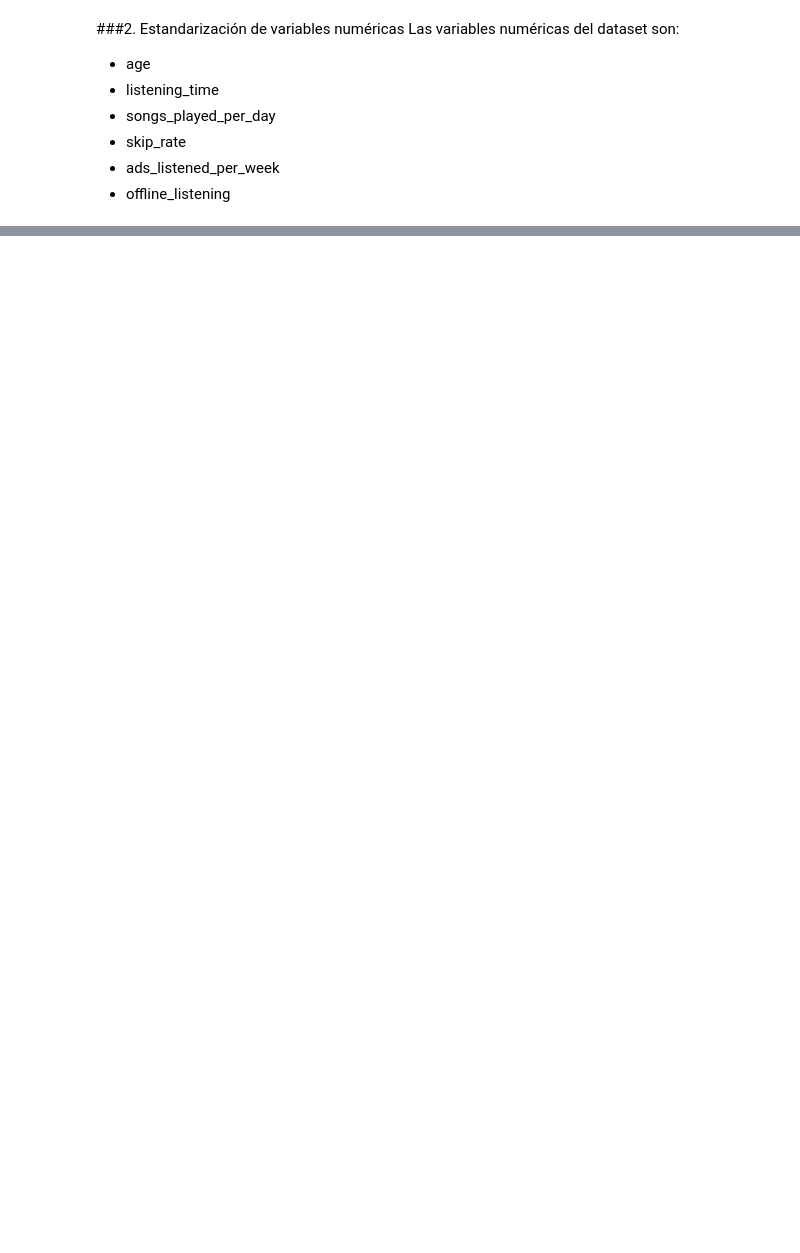
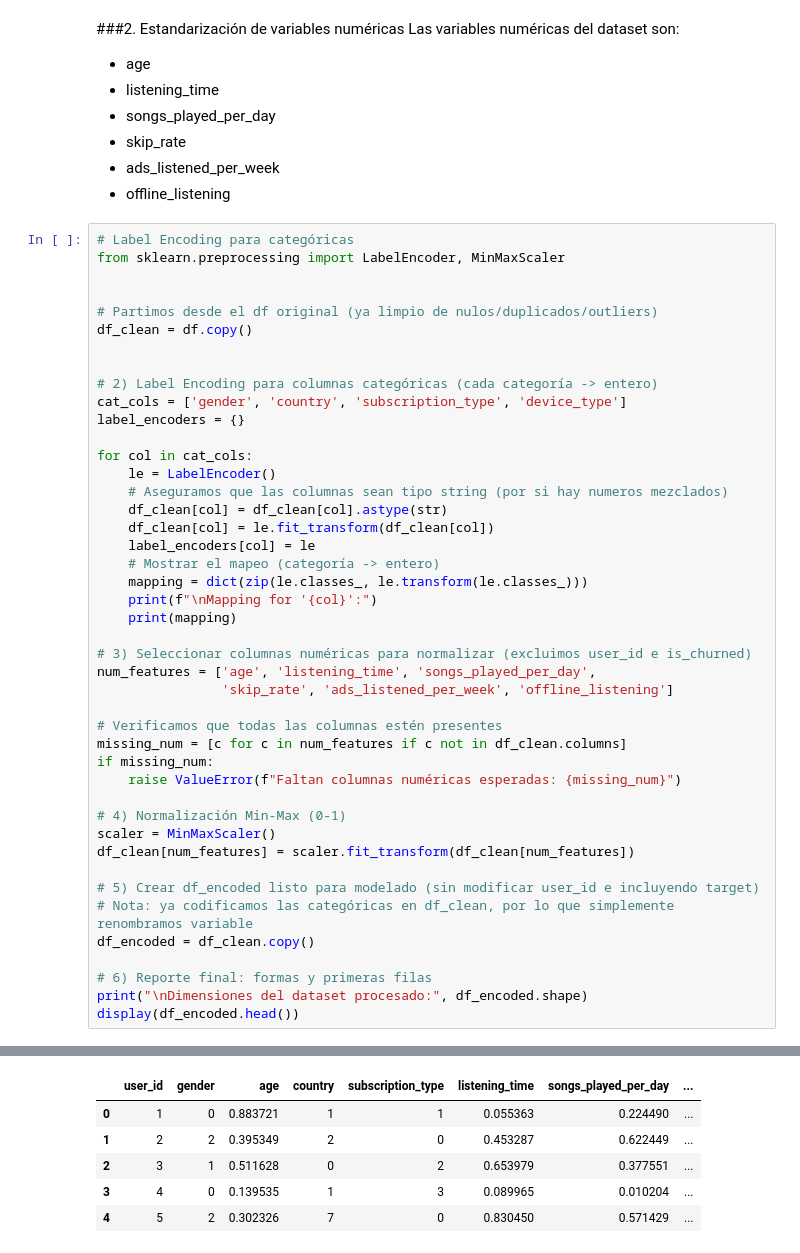
Before and after one commit to catalinamedran/Curso_Data_Science, a Jupyter notebook: ProyectoParteIII_Medran_C.ipynb, the cells around one changed output, grey strips where cells are left out. Cells and saved outputs as stored; diff of their text form; blank space fills up the shorter version.

```diff
--- a/ProyectoParteIII_Medran_C.ipynb
+++ b/ProyectoParteIII_Medran_C.ipynb
@@ -290,3 +240,48 @@ Las variables numéricas del dataset son:
 * skip_rate
 * ads_listened_per_week
 * offline_listening
+# %%
+# Label Encoding para categóricas
+from sklearn.preprocessing import LabelEncoder, MinMaxScaler
+
+
+# Partimos desde el df original (ya limpio de nulos/duplicados/outliers)
+df_clean = df.copy()
+
+
+# 2) Label Encoding para columnas categóricas (cada categoría -> entero)
+cat_cols = ['gender', 'country', 'subscription_type', 'device_type']
+label_encoders = {}
+
+for col in cat_cols:
+    le = LabelEncoder()
+    # Aseguramos que las columnas sean tipo string (por si hay numeros mezclados)
+    df_clean[col] = df_clean[col].astype(str)
+    df_clean[col] = le.fit_transform(df_clean[col])
+    label_encoders[col] = le
+    # Mostrar el mapeo (categoría -> entero)
+    mapping = dict(zip(le.classes_, le.transform(le.classes_)))
+    print(f"\nMapping for '{col}':")
+    print(mapping)
+
+# 3) Seleccionar columnas numéricas para normalizar (excluimos user_id e is_churned)
+num_features = ['age', 'listening_time', 'songs_played_per_day',
+                'skip_rate', 'ads_listened_per_week', 'offline_listening']
+
+# Verificamos que todas las columnas estén presentes
+missing_num = [c for c in num_features if c not in df_clean.columns]
+if missing_num:
+    raise ValueError(f"Faltan columnas numéricas esperadas: {missing_num}")
+
+# 4) Normalización Min-Max (0-1)
+scaler = MinMaxScaler()
+df_clean[num_features] = scaler.fit_transform(df_clean[num_features])
+
+# 5) Crear df_encoded listo para modelado (sin modificar user_id e incluyendo target)
+# Nota: ya codificamos las categóricas en df_clean, por lo que simplemente renombramos variable
+df_encoded = df_clean.copy()
+
+# 6) Reporte final: formas y primeras filas
+print("\nDimensiones del dataset procesado:", df_encoded.shape)
+display(df_encoded.head())
+# %% [output]
@@ -292,0 +301,6 @@ Las variables numéricas del dataset son:
+|  | user_id | gender | age | country | subscription_type | listening_time | songs_played_per_day | ... |
+| 0 | 1 | 0 | 0.883721 | 1 | 1 | 0.055363 | 0.224490 | ... |
+| 1 | 2 | 2 | 0.395349 | 2 | 0 | 0.453287 | 0.622449 | ... |
+| 2 | 3 | 1 | 0.511628 | 0 | 2 | 0.653979 | 0.377551 | ... |
+| 3 | 4 | 0 | 0.139535 | 1 | 3 | 0.089965 | 0.010204 | ... |
+| 4 | 5 | 2 | 0.302326 | 7 | 0 | 0.830450 | 0.571429 | ... |
```
Also changed, not shown: parts of 16 cells of this notebook.
